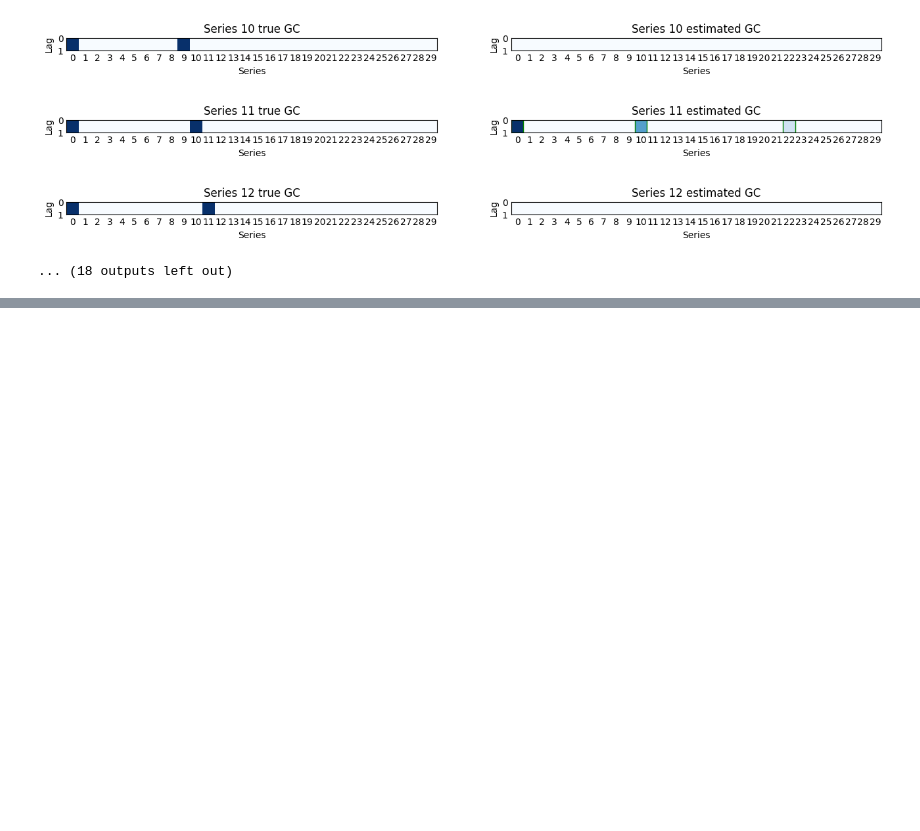
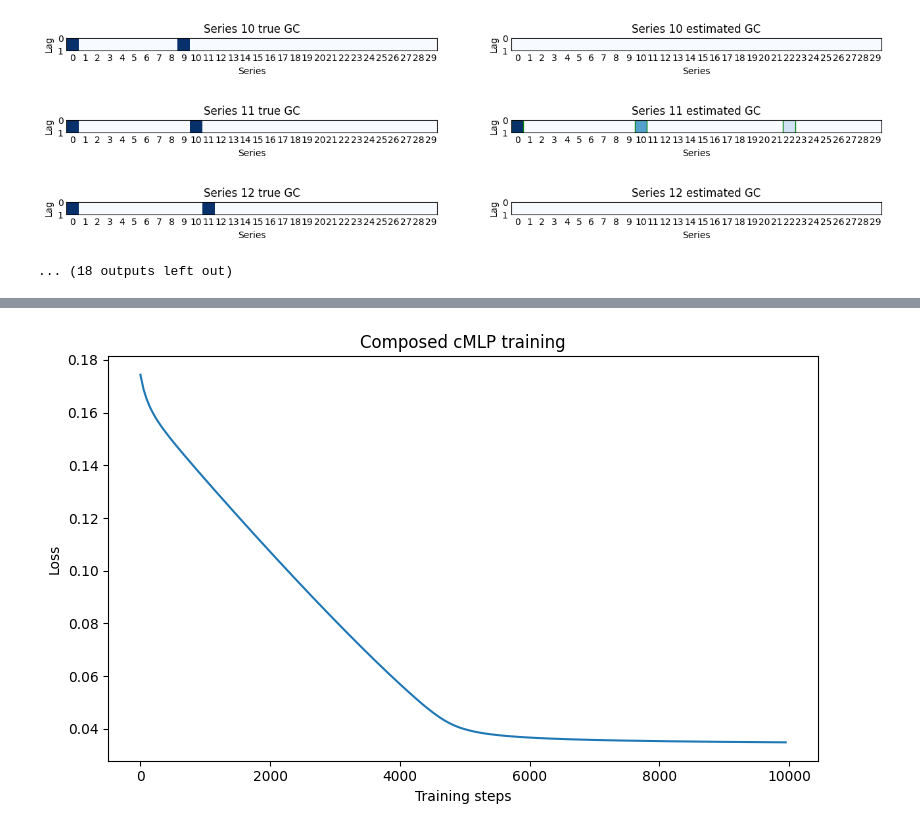
Before and after one commit to arthur900530/Neural-Network-on-Granger-Causality-and-VAR, a Jupyter notebook: src/trained_cmlp_demo.ipynb, the cells around one changed output, grey strips where cells are left out. Cells and saved outputs as stored; diff of their text form; code cells hidden in the pictures; blank space fills up the shorter version.

```diff
--- a/src/trained_cmlp_demo.ipynb
+++ b/src/trained_cmlp_demo.ipynb
@@ -173,0 +170,8 @@ for i in range(len(GC_est)):
+# %%
+composed_config = {
+    "data_dir": "../data",
+    "yaml_path": "../configs/train_cmlp.yaml",
+    "model_save_dir": "./saved_models",
+    "catagory": "latent",
+}
+composed_cmlp_container = CMLP_Container(eval_config=composed_config)
@@ -173,0 +307,15 @@ for i in range(len(GC_est)):
+# %%
+with open(f'{composed_config["model_save_dir"]}/cmlp_{composed_config["catagory"]}_loss.pickle', 'rb') as f:
+    train_loss_list = pickle.load(f)
+for i in range(len(train_loss_list)):
+    train_loss_list[i] = train_loss_list[i].cpu().numpy()
+# Loss plot
+plt.figure(figsize=(8, 5))
+plt.plot(50 * np.arange(len(train_loss_list)), train_loss_list)
+plt.title('Composed cMLP training')
+plt.ylabel('Loss')
+plt.xlabel('Training steps')
+plt.tight_layout()
+plt.show()
+# %% [output]
+[figure, added]
```
Also changed, not shown: parts of 7 cells of this notebook, 1 other file.
